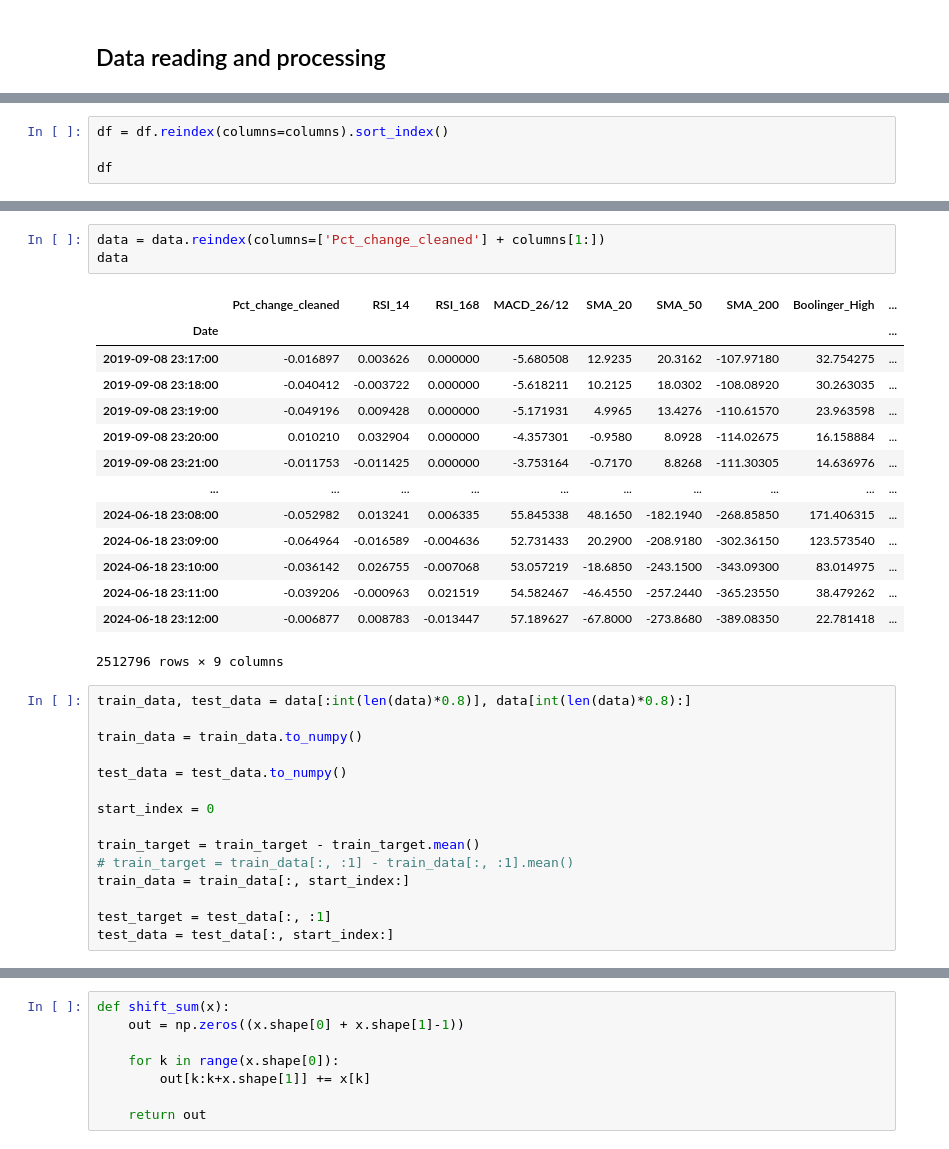
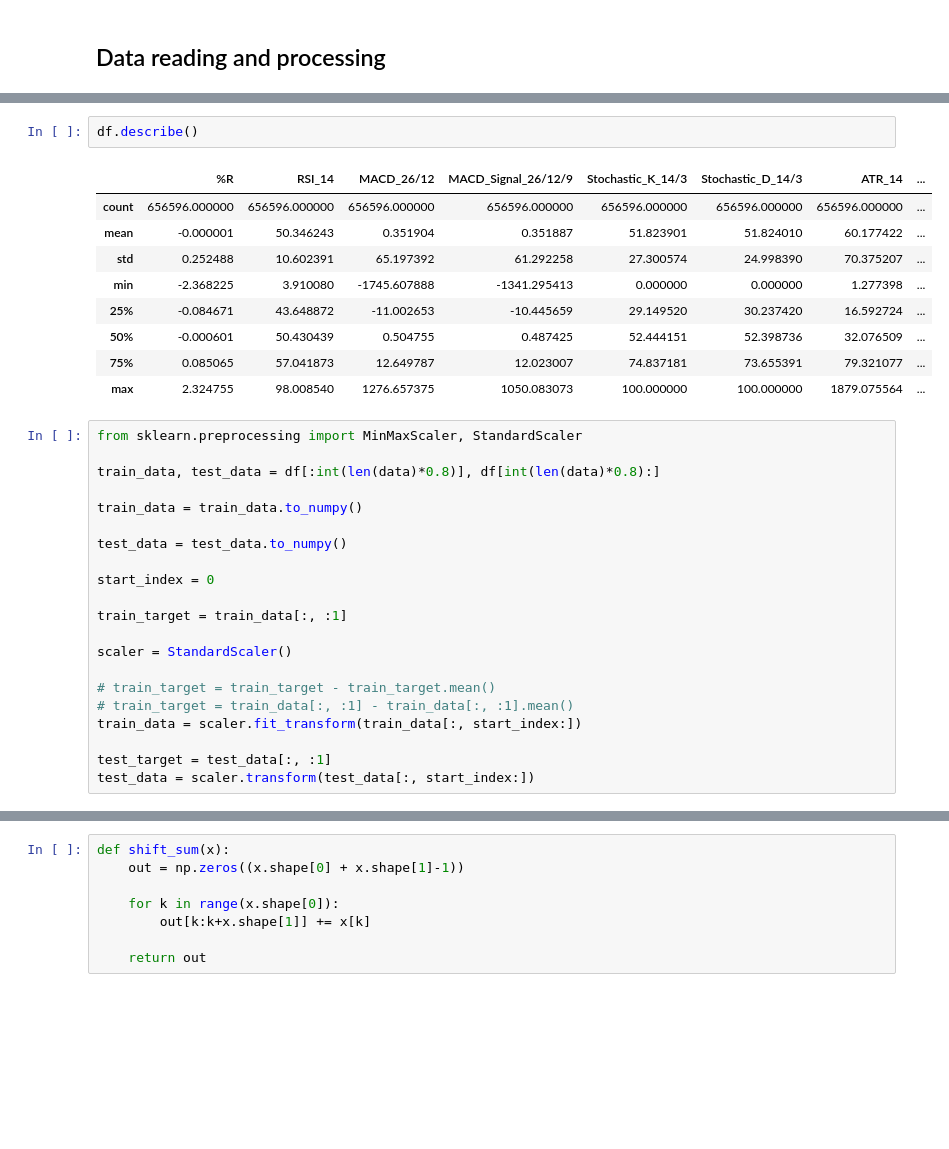
Before and after one commit to tutur90/NN-Trading-Indicators, a Jupyter notebook: basic_nn_indicators.ipynb, the cells around one changed output, grey strips where cells are left out. Drawn from its saved outputs; the diff is of its cells as text; blank space fills up the shorter version.

```diff
--- a/basic_nn_indicators.ipynb
+++ b/basic_nn_indicators.ipynb
@@ -225,4 +241,0 @@ df
-# %%
-df = df.reindex(columns=columns).sort_index()
-
-df
@@ -287,23 +242,19 @@ print(data['Pct_change'].mean())
-# %%
-data = data.reindex(columns=['Pct_change_cleaned'] + columns[1:])
-data
-# %% [output]
-|  | Pct_change_cleaned | RSI_14 | RSI_168 | MACD_26/12 | SMA_20 | SMA_50 | SMA_200 | Boolinger_High | ... |
-| Date |  |  |  |  |  |  |  |  | ... |
-| 2019-09-08 23:17:00 | -0.016897 | 0.003626 | 0.000000 | -5.680508 | 12.9235 | 20.3162 | -107.97180 | 32.754275 | ... |
-| 2019-09-08 23:18:00 | -0.040412 | -0.003722 | 0.000000 | -5.618211 | 10.2125 | 18.0302 | -108.08920 | 30.263035 | ... |
-| 2019-09-08 23:19:00 | -0.049196 | 0.009428 | 0.000000 | -5.171931 | 4.9965 | 13.4276 | -110.61570 | 23.963598 | ... |
-| 2019-09-08 23:20:00 | 0.010210 | 0.032904 | 0.000000 | -4.357301 | -0.9580 | 8.0928 | -114.02675 | 16.158884 | ... |
-| 2019-09-08 23:21:00 | -0.011753 | -0.011425 | 0.000000 | -3.753164 | -0.7170 | 8.8268 | -111.30305 | 14.636976 | ... |
-| ... | ... | ... | ... | ... | ... | ... | ... | ... | ... |
-| 2024-06-18 23:08:00 | -0.052982 | 0.013241 | 0.006335 | 55.845338 | 48.1650 | -182.1940 | -268.85850 | 171.406315 | ... |
-| 2024-06-18 23:09:00 | -0.064964 | -0.016589 | -0.004636 | 52.731433 | 20.2900 | -208.9180 | -302.36150 | 123.573540 | ... |
-| 2024-06-18 23:10:00 | -0.036142 | 0.026755 | -0.007068 | 53.057219 | -18.6850 | -243.1500 | -343.09300 | 83.014975 | ... |
-| 2024-06-18 23:11:00 | -0.039206 | -0.000963 | 0.021519 | 54.582467 | -46.4550 | -257.2440 | -365.23550 | 38.479262 | ... |
-| 2024-06-18 23:12:00 | -0.006877 | 0.008783 | -0.013447 | 57.189627 | -67.8000 | -273.8680 | -389.08350 | 22.781418 | ... |
-2512796 rows × 9 columns
+# %%
+df.describe()
+# %% [output]
+|  | %R | RSI_14 | MACD_26/12 | MACD_Signal_26/12/9 | Stochastic_K_14/3 | Stochastic_D_14/3 | ATR_14 | ... |
+| count | 656596.000000 | 656596.000000 | 656596.000000 | 656596.000000 | 656596.000000 | 656596.000000 | 656596.000000 | ... |
+| mean | -0.000001 | 50.346243 | 0.351904 | 0.351887 | 51.823901 | 51.824010 | 60.177422 | ... |
+| std | 0.252488 | 10.602391 | 65.197392 | 61.292258 | 27.300574 | 24.998390 | 70.375207 | ... |
+| min | -2.368225 | 3.910080 | -1745.607888 | -1341.295413 | 0.000000 | 0.000000 | 1.277398 | ... |
+| 25% | -0.084671 | 43.648872 | -11.002653 | -10.445659 | 29.149520 | 30.237420 | 16.592724 | ... |
+| 50% | -0.000601 | 50.430439 | 0.504755 | 0.487425 | 52.444151 | 52.398736 | 32.076509 | ... |
+| 75% | 0.085065 | 57.041873 | 12.649787 | 12.023007 | 74.837181 | 73.655391 | 79.321077 | ... |
+| max | 2.324755 | 98.008540 | 1276.657375 | 1050.083073 | 100.000000 | 100.000000 | 1879.075564 | ... |
 # %%
-train_data, test_data = data[:int(len(data)*0.8)], data[int(len(data)*0.8):]
+from sklearn.preprocessing import MinMaxScaler, StandardScaler
+
+train_data, test_data = df[:int(len(data)*0.8)], df[int(len(data)*0.8):]
 
 train_data = train_data.to_numpy()
 
@@ -311,12 +262,16 @@ test_data = test_data.to_numpy()
 
 start_index = 0
 
-train_target = train_target - train_target.mean()
+train_target = train_data[:, :1]
+
+scaler = StandardScaler()
+
+# train_target = train_target - train_target.mean()
 # train_target = train_data[:, :1] - train_data[:, :1].mean()
-train_data = train_data[:, start_index:]
+train_data = scaler.fit_transform(train_data[:, start_index:])
 
 test_target = test_data[:, :1]
-test_data = test_data[:, start_index:]
+test_data = scaler.transform(test_data[:, start_index:])
 # %%
 def run_epoch(model, dataloader, optimizer, criterion):
 
```
Also changed, not shown: parts of 25 cells of this notebook, 10 other files.
